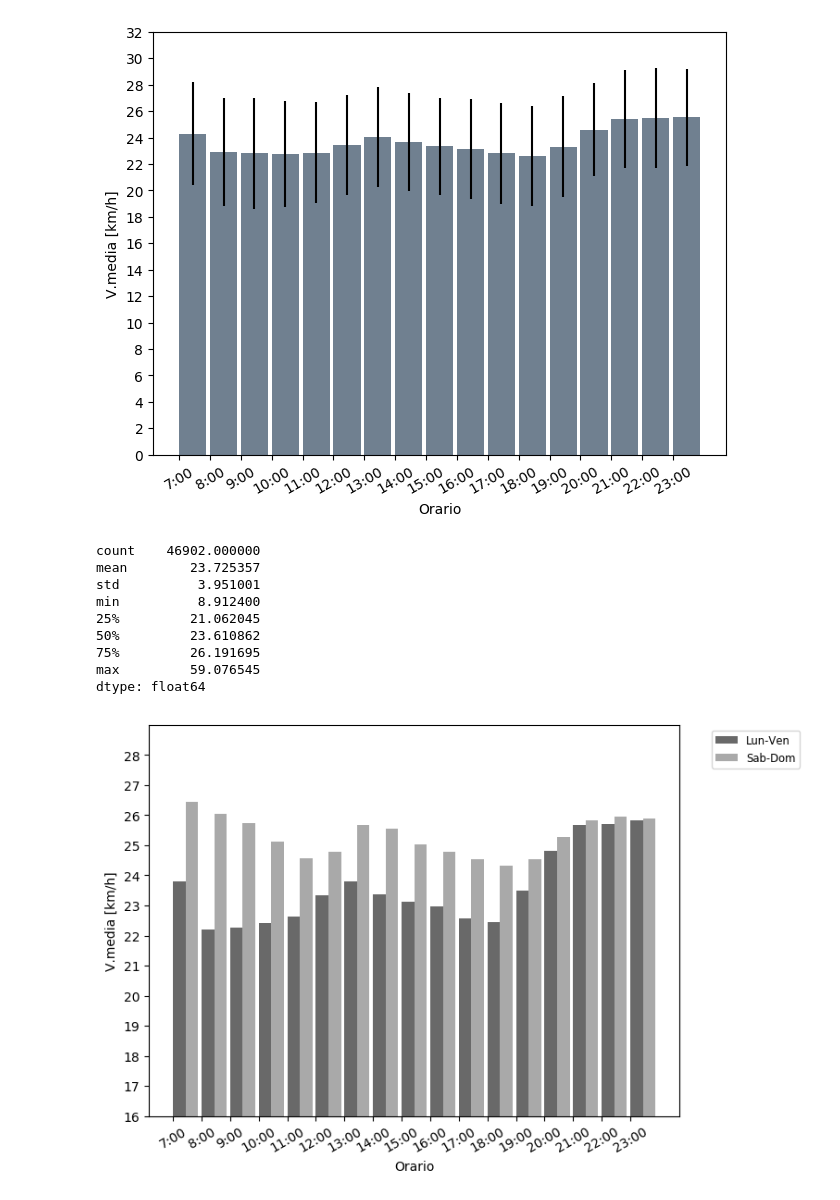
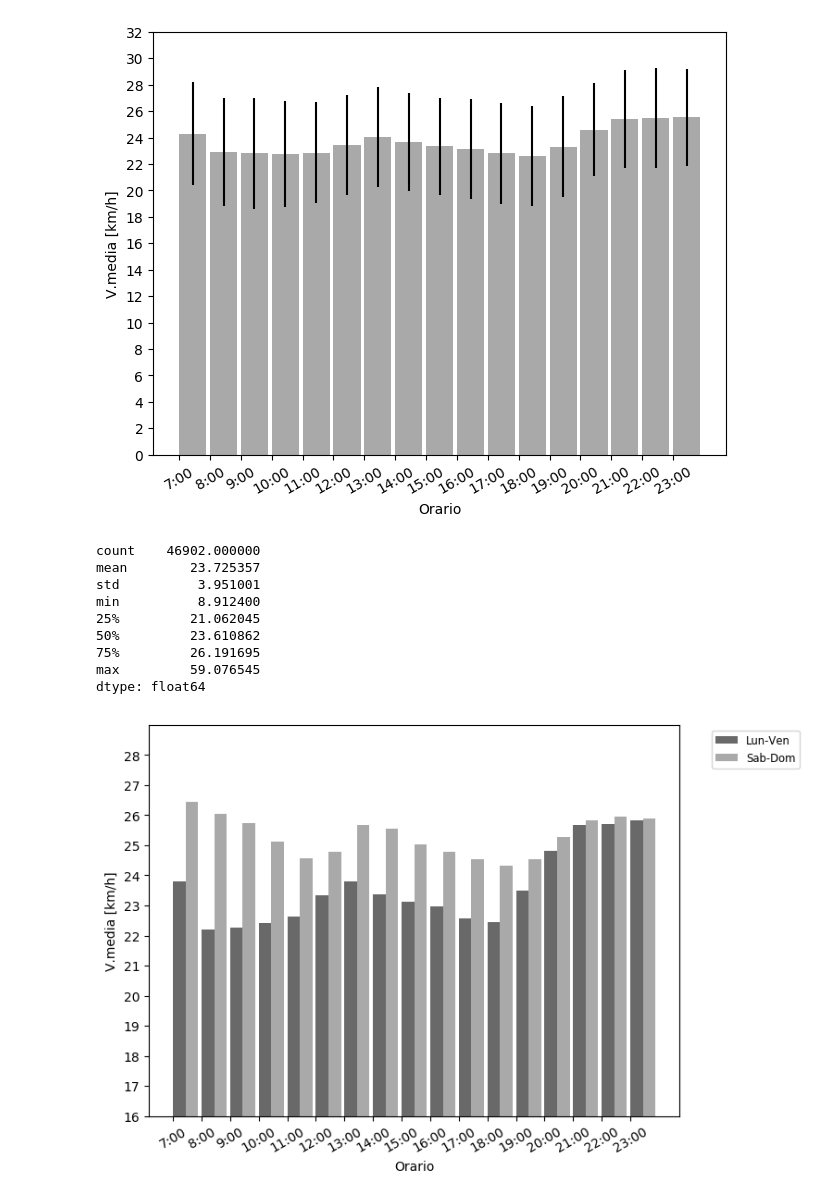
Before and after one commit to mmastrapasqua7/kowalskianalysis, a Jupyter notebook: jupyter/New/2_VariazioneVelocitaMediaOraria.ipynb, the cells around one changed output. Drawn from its saved outputs; the diff is of its cells as text; code cells hidden in the pictures.

```diff
--- a/jupyter/New/2_VariazioneVelocitaMediaOraria.ipynb
+++ b/jupyter/New/2_VariazioneVelocitaMediaOraria.ipynb
@@ -114,31 +114,31 @@ w, we = week_filters(tragitti)
 # %%
 tw_means, tw_std = vmedia_week_list(tragitti, 'Car'), np.round(vstd_giorno(tragitti, 'Car'), 1).tolist()
 
 ind = np.arange(len(tw_means))
 width = 0.88  # the width of the bars
 
 fig, ax = plt.subplots()
-rects1 = ax.bar(ind, tw_means, width, yerr=tw_std, label='', color='slategray', align='edge')
+rects1 = ax.bar(ind, tw_means, width, yerr=tw_std, label='', color='darkgray', align='edge')
 
 fig.tight_layout()
 
 ax.set_xticks(ind)
 ax.set_xticklabels(myindex)
 
 plt.xlabel('Orario')
 plt.ylabel('V.media [km/h]')
 
 plt.legend(bbox_to_anchor=(1.05, 1), loc='upper left', fontsize='small')
 plt.yticks(range(0, 33, 2))
 plt.setp(ax.get_xticklabels(), rotation=30, ha='center')
 
 plt.show()
 
 
 velocita_media = (tragitti[distance_param] * 60.) / tragitti['Car']
 velocita_media.describe()
 # %% [output]
-[figure, old version]
+[figure, new version]
 count    46902.000000
 mean        23.725357
 std          3.951001
```
Also changed, not shown: 4 other files.
